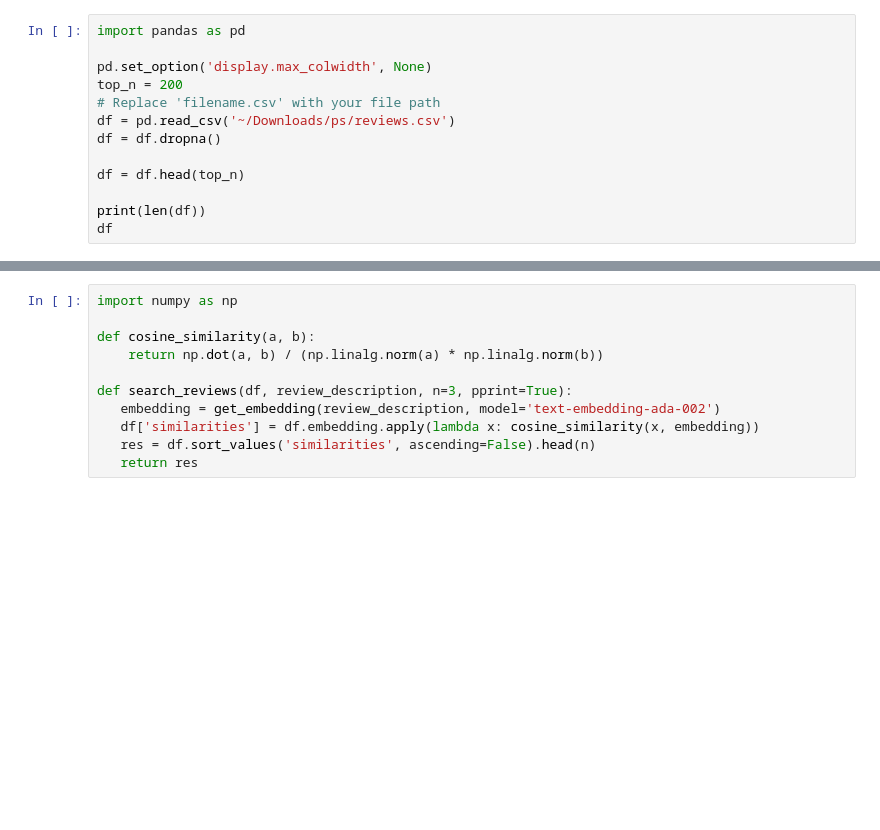
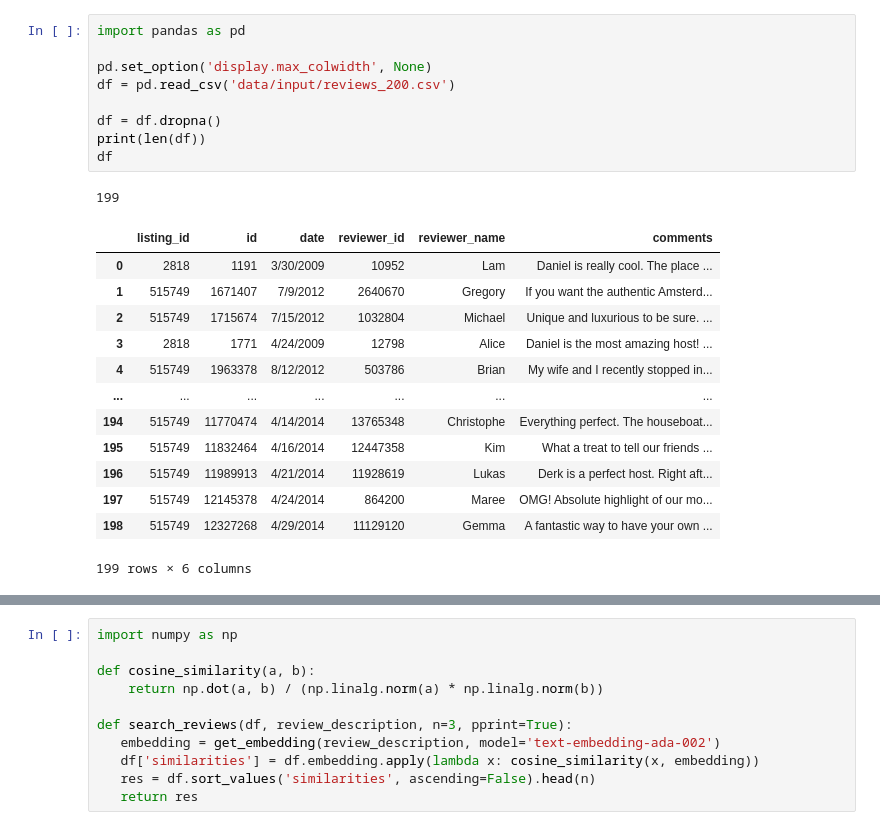
Before and after one commit to hhimanshu/ps-openai-embeddings-api, a Jupyter notebook: embeddings-file.ipynb, the cells around one changed output, grey strips where cells are left out. Drawn from its saved outputs; the diff is of its cells as text; blank space fills up the shorter version.

```diff
--- a/embeddings-file.ipynb
+++ b/embeddings-file.ipynb
@@ -3,16 +21,27 @@
 # %%
 import pandas as pd
 
 pd.set_option('display.max_colwidth', None)
-top_n = 200
-# Replace 'filename.csv' with your file path
-df = pd.read_csv('~/Downloads/ps/reviews.csv')
+df = pd.read_csv('data/input/reviews_200.csv')
+
 df = df.dropna()
-
-df = df.head(top_n)
-
 print(len(df))
 df
+# %% [output]
+199
+|  | listing_id | id | date | reviewer_id | reviewer_name | comments |
+| 0 | 2818 | 1191 | 3/30/2009 | 10952 | Lam | Daniel is really cool. The place ... |
+| 1 | 515749 | 1671407 | 7/9/2012 | 2640670 | Gregory | If you want the authentic Amsterd... |
+| 2 | 515749 | 1715674 | 7/15/2012 | 1032804 | Michael | Unique and luxurious to be sure. ... |
+| 3 | 2818 | 1771 | 4/24/2009 | 12798 | Alice | Daniel is the most amazing host! ... |
+| 4 | 515749 | 1963378 | 8/12/2012 | 503786 | Brian | My wife and I recently stopped in... |
+| ... | ... | ... | ... | ... | ... | ... |
+| 194 | 515749 | 11770474 | 4/14/2014 | 13765348 | Christophe | Everything perfect. The houseboat... |
+| 195 | 515749 | 11832464 | 4/16/2014 | 12447358 | Kim | What a treat to tell our friends ... |
+| 196 | 515749 | 11989913 | 4/21/2014 | 11928619 | Lukas | Derk is a perfect host. Right aft... |
+| 197 | 515749 | 12145378 | 4/24/2014 | 864200 | Maree | OMG! Absolute highlight of our mo... |
+| 198 | 515749 | 12327268 | 4/29/2014 | 11129120 | Gemma | A fantastic way to have your own ... |
+199 rows × 6 columns
 # %%
 %pip install openai tenacity python-dotenv
 
```
Also changed, not shown: parts of 6 cells of this notebook, 5 other files.
